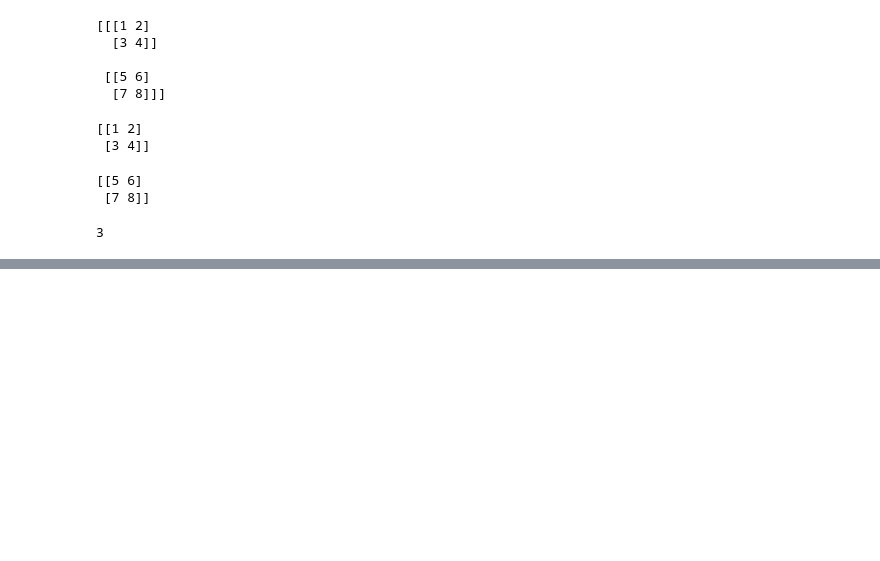
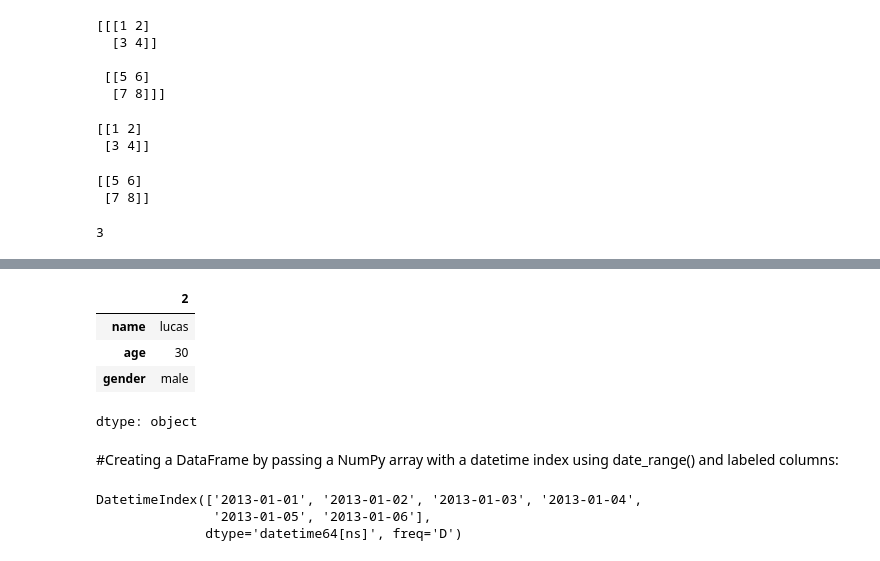
Before and after one commit to metsumesquita/Python_resumo, a Jupyter notebook: vetor,tuplas_e_matrizes.ipynb, the cells around one changed output, grey strips where cells are left out. Saved outputs shown, nothing was run; the diff lists cells and outputs as text; code cells hidden in the pictures; blank space fills up the shorter version.

```diff
--- a/vetor,tuplas_e_matrizes.ipynb
+++ b/vetor,tuplas_e_matrizes.ipynb
@@ -206,0 +359,17 @@ print(a3D.ndim)
+# %%
+df.loc[2]
+# %% [output]
+|  | 2 |
+| name | lucas |
+| age | 30 |
+| gender | male |
+dtype: object
+# %% [markdown]
+#Creating a DataFrame by passing a NumPy array with a datetime index using date_range() and labeled columns:
+# %%
+dates = pd.date_range("20130101", periods=6)
+dates
+# %% [output]
+DatetimeIndex(['2013-01-01', '2013-01-02', '2013-01-03', '2013-01-04',
+               '2013-01-05', '2013-01-06'],
+              dtype='datetime64[ns]', freq='D')
```
Also changed, not shown: parts of 28 cells of this notebook.
